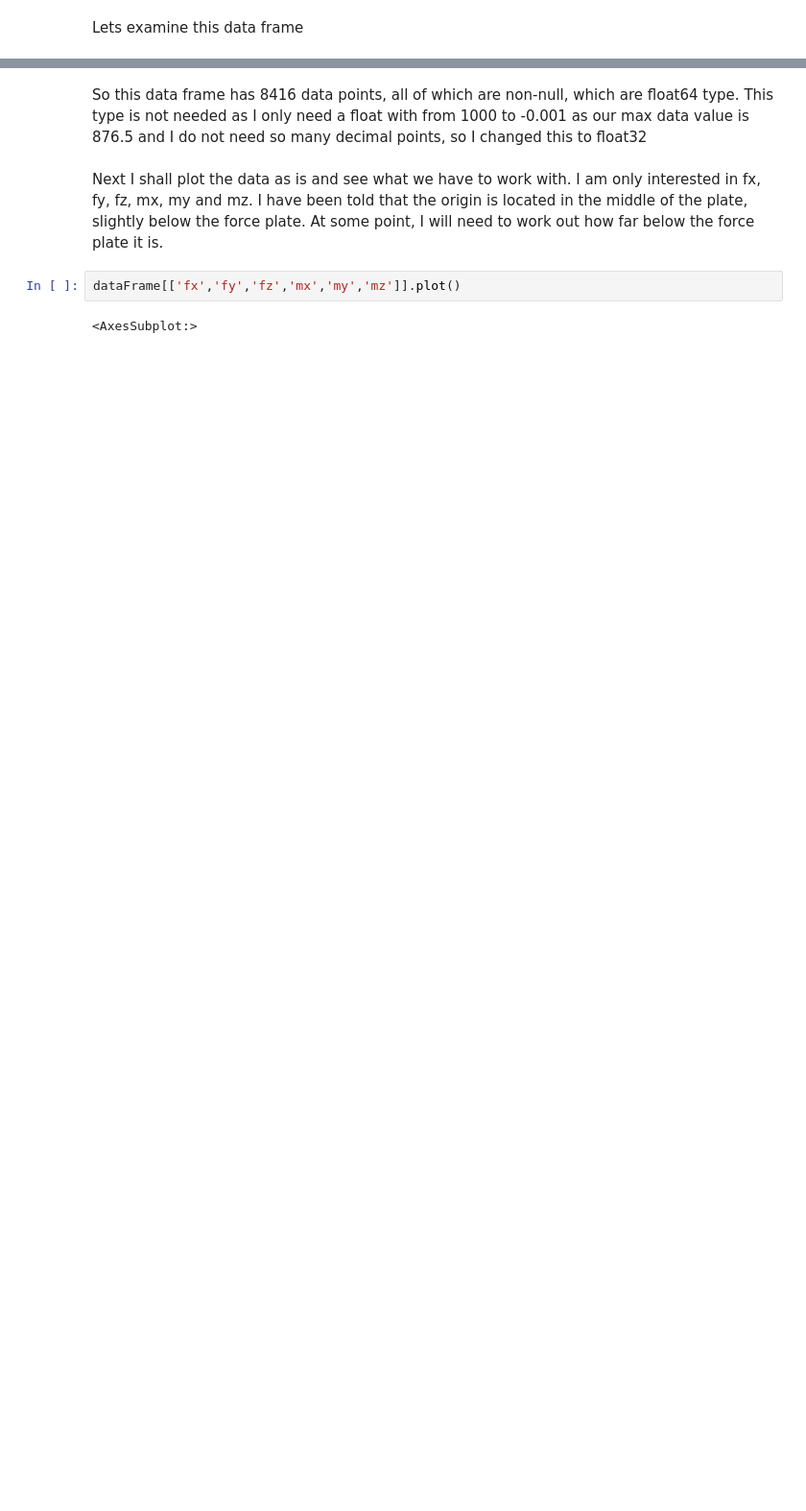
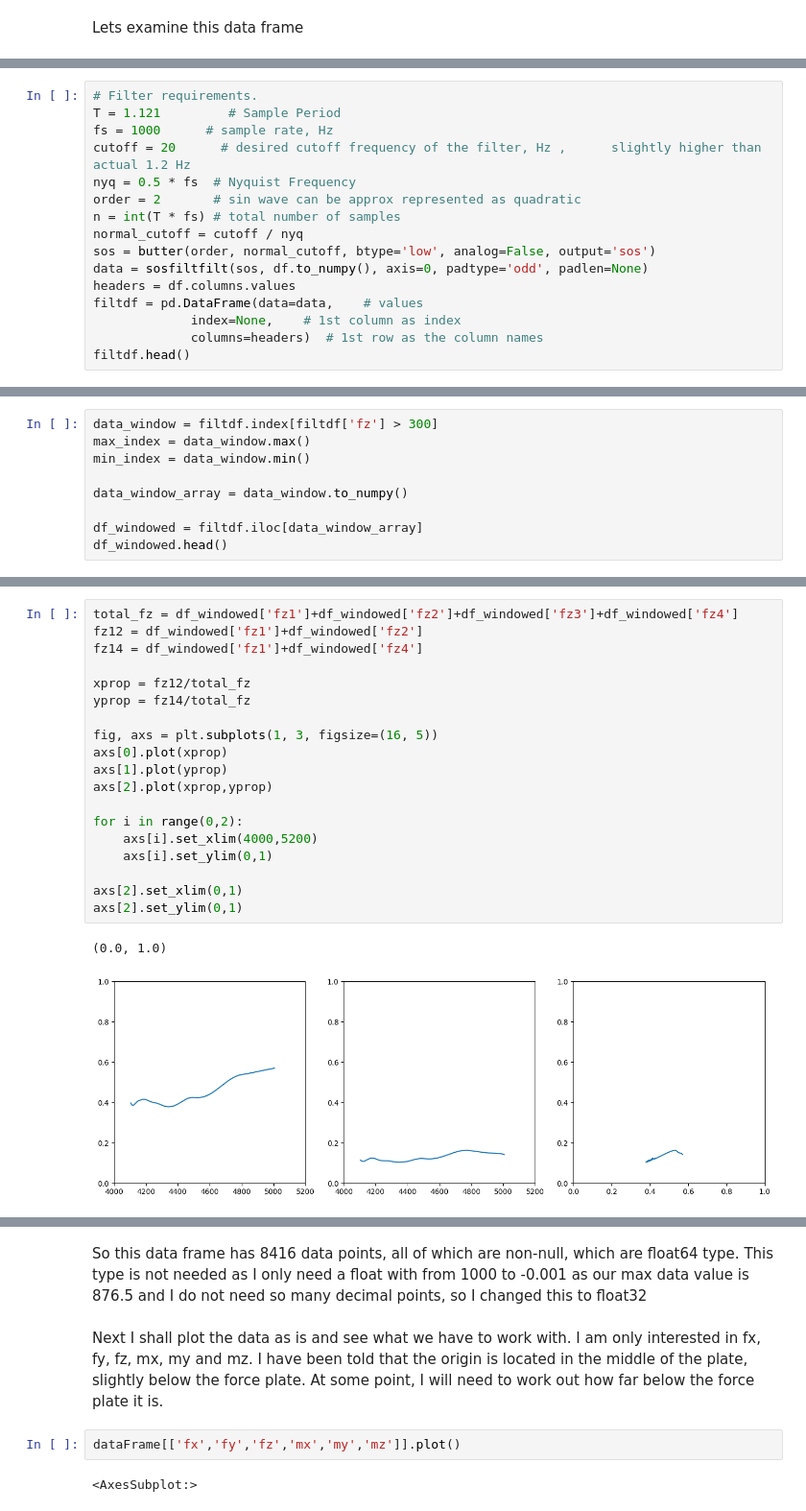
Before and after one commit to TimArthur391/Templo_Data_Analysis, a Jupyter notebook: Jupyter/Templo_Data_Analysis.ipynb, the cells around one changed output, grey strips where cells are left out. Shown at 96% size. Drawn from its saved outputs; the diff is of its cells as text; blank space fills up the shorter version.

```diff
--- a/Jupyter/Templo_Data_Analysis.ipynb
+++ b/Jupyter/Templo_Data_Analysis.ipynb
@@ -31,0 +32,16 @@ dataFrame.describe()
+# %%
+# Filter requirements.
+T = 1.121         # Sample Period
+fs = 1000      # sample rate, Hz
+cutoff = 20      # desired cutoff frequency of the filter, Hz ,      slightly higher than actual 1.2 Hz
+nyq = 0.5 * fs  # Nyquist Frequency
+order = 2       # sin wave can be approx represented as quadratic
+n = int(T * fs) # total number of samples
+normal_cutoff = cutoff / nyq
+sos = butter(order, normal_cutoff, btype='low', analog=False, output='sos')
+data = sosfiltfilt(sos, df.to_numpy(), axis=0, padtype='odd', padlen=None)
+headers = df.columns.values
+filtdf = pd.DataFrame(data=data,    # values
+             index=None,    # 1st column as index
+             columns=headers)  # 1st row as the column names
+filtdf.head()
@@ -31,0 +57,9 @@ dataFrame.describe()
+# %%
+data_window = filtdf.index[filtdf['fz'] > 300]
+max_index = data_window.max()
+min_index = data_window.min()
+
+data_window_array = data_window.to_numpy()
+
+df_windowed = filtdf.iloc[data_window_array]
+df_windowed.head()
@@ -31,0 +75,22 @@ dataFrame.describe()
+# %%
+total_fz = df_windowed['fz1']+df_windowed['fz2']+df_windowed['fz3']+df_windowed['fz4']
+fz12 = df_windowed['fz1']+df_windowed['fz2']
+fz14 = df_windowed['fz1']+df_windowed['fz4']
+
+xprop = fz12/total_fz
+yprop = fz14/total_fz
+
+fig, axs = plt.subplots(1, 3, figsize=(16, 5))
+axs[0].plot(xprop)
+axs[1].plot(yprop)
+axs[2].plot(xprop,yprop)
+
+for i in range(0,2):
+    axs[i].set_xlim(4000,5200)
+    axs[i].set_ylim(0,1)
+
+axs[2].set_xlim(0,1)
+axs[2].set_ylim(0,1)
+# %% [output]
+(0.0, 1.0)
+[figure, added]
```
Also changed, not shown: parts of 21 cells of this notebook, 6 other files.
